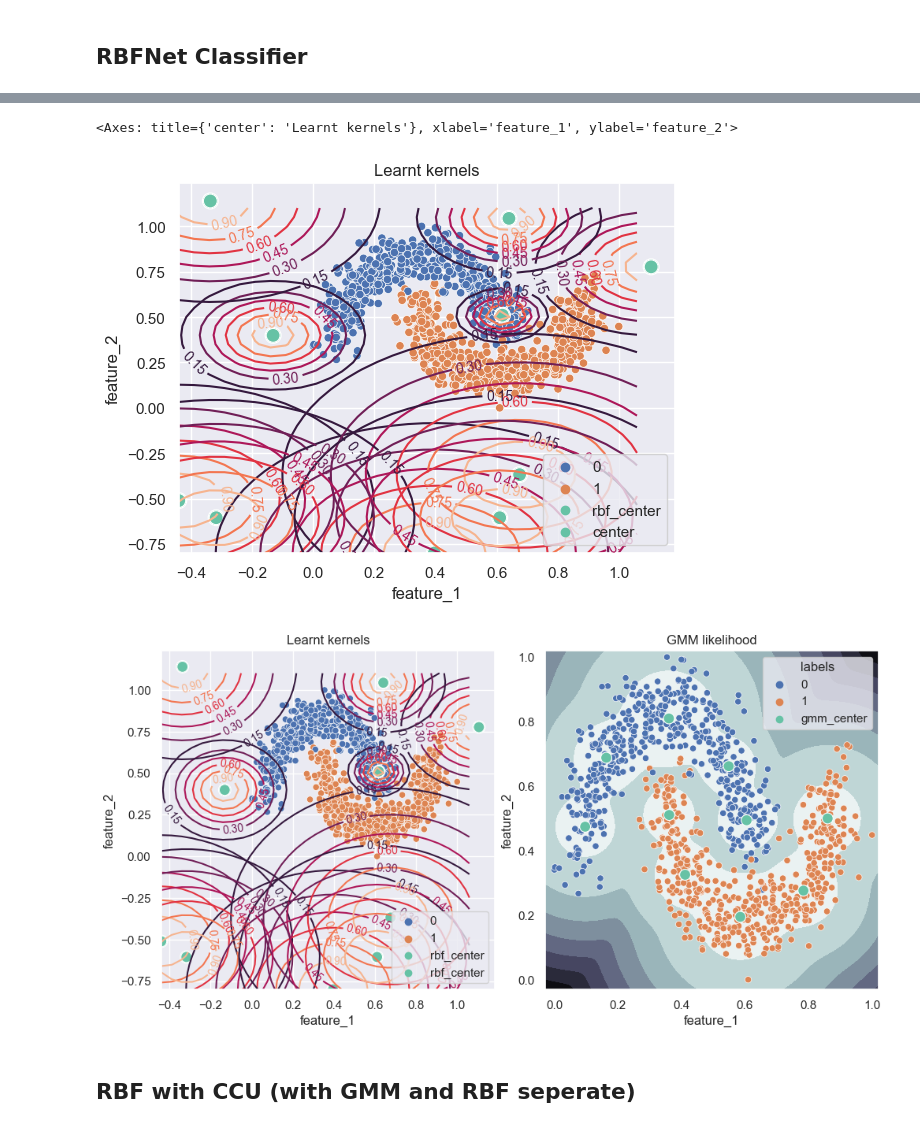
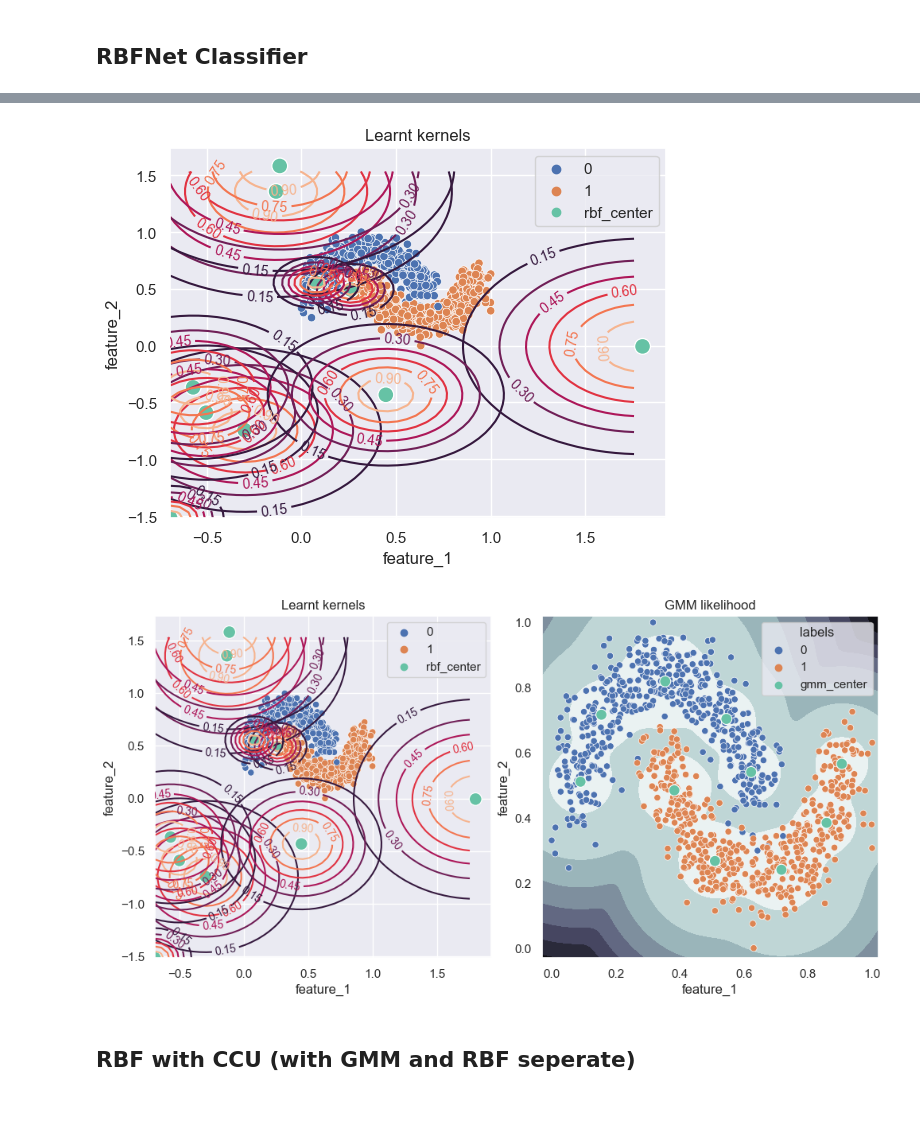
Before and after one commit to SLeathersII/RbfNN_CCU, a Jupyter notebook: rbf_ccu.ipynb, the cells around one changed output, grey strips where cells are left out. Saved outputs shown, nothing was run; the diff lists cells and outputs as text; code cells hidden in the pictures.

Commit message:
Gmm centers in RBF
Updated with gif of training -- trying to use GMM as rbf and double with robustness after linear layer

```diff
--- a/rbf_ccu.ipynb
+++ b/rbf_ccu.ipynb
@@ -196,14 +200,17 @@ device=torch.device('cuda:0')
 lr = 0.1
 decay = 5e-4
 
-net = TwoMoonsRBFNet()
-param_groups = [{'params':net.parameters(),'lr':lr, 'weight_decay':decay}]
+RBFnet = TwoMoonsRBFNet()
+param_groups = [{'params':RBFnet.parameters(),'lr':lr, 'weight_decay':decay}]
 
 optimizer = optim.Adam(param_groups)
-rbf_tracker = [deepcopy(net.rbf)]
+rbf_tracker = [deepcopy(RBFnet.rbf)]
 for epoch in range(100):
-    tt.train_plain(net.to(device), device, train_loader, optimizer,
+    loss,acc,_ = tt.train_plain(RBFnet.to(device), device, train_loader, optimizer,
                     epoch, verbose=-1)
-    rbf_tracker.append(deepcopy(net.rbf)) # track each step to watch kernels in animation
+    rbf_tracker.append(deepcopy(RBFnet.rbf)) # track each step to watch kernels in animation
+    if acc > .98:
+        print('Done training at EPOCH:',epoch)
+        break
 # %%
 # %%skip True
@@ -228,23 +221,21 @@ tensor([[ 0.6189,  0.5106],
 # %%
-kernel_map(net.rbf, df)
-sns.scatterplot(x=kernels[:,0], y=kernels[:,1],palette='Set2', s = 100, hue=np.array(['center']).repeat(len(kernels)))
+kernel_map(RBFnet.rbf, df)
 # %% [output]
-<Axes: title={'center': 'Learnt kernels'}, xlabel='feature_1', ylabel='feature_2'>
-[figure, old version]
+[figure, new version]
 # %%
 # %%skip True
 fig, (ax1, ax2) = plt.subplots(1, 2, figsize=(10,5))
 plt.subplots_adjust(bottom=.09, top=.95,left=.08,wspace=.15,right=.99)
-kernel_map(net.rbf, df, ax = ax1)
-sns.scatterplot(x=kernels[:,0], y=kernels[:,1],palette='Set2', s = 100, hue=np.array(['rbf_center']).repeat(len(kernels)), ax=ax1)
+kernel_map(RBFnet.rbf, df, ax = ax1)
 z = torch.logsumexp(gmm(torch.tensor(points)), dim=0).detach().view(len(x), len(y)).T
 cont = ax2.contourf(x,y,z, cmap=plt.cm.bone)
-sns.scatterplot(data = df, x = 'feature_1', y = 'feature_2', hue = 'labels', ax = ax2)
+#sns.scatterplot(data = df, x = 'feature_1', y = 'feature_2', hue = 'labels', ax = ax2)
+moons_scatter(ax2)
 sns.scatterplot(data = df2, x = 'feature_1', y = 'feature_2', hue = 'labels', palette='Set2', s = 100, ax = ax2)
 ax2.title.set_text(f'GMM likelihood')
 # plt.savefig('RBF_Vs_GMM_Centers.png')
 # %% [output]
-[figure, old version]
+[figure, new version]
 # %%
 %%skip True
 animate_rbf(rbf_tracker, df)
```
Also changed, not shown: parts of 44 cells of this notebook, 3 other files.
